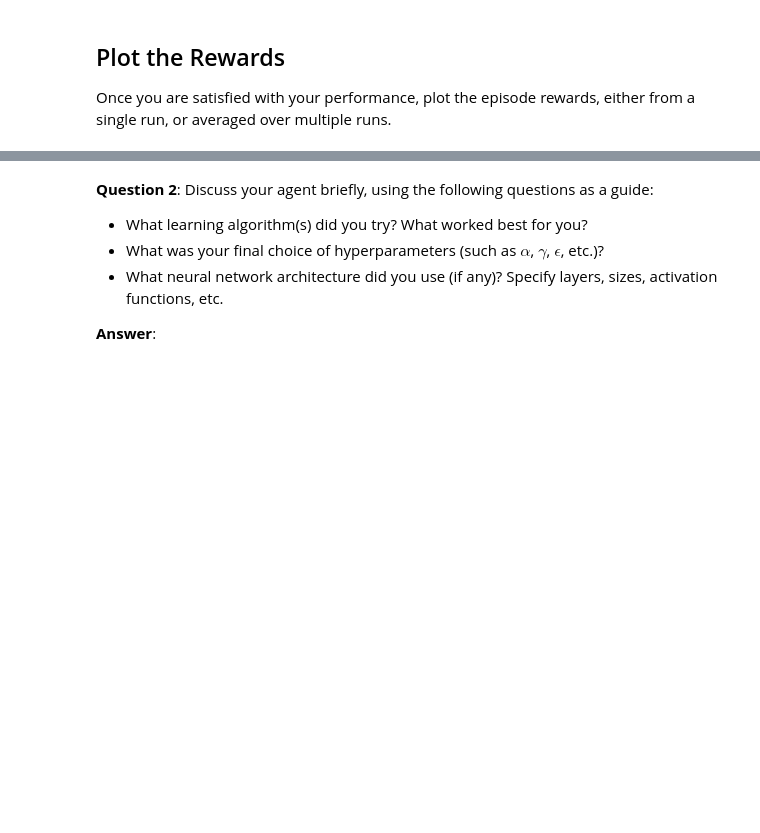
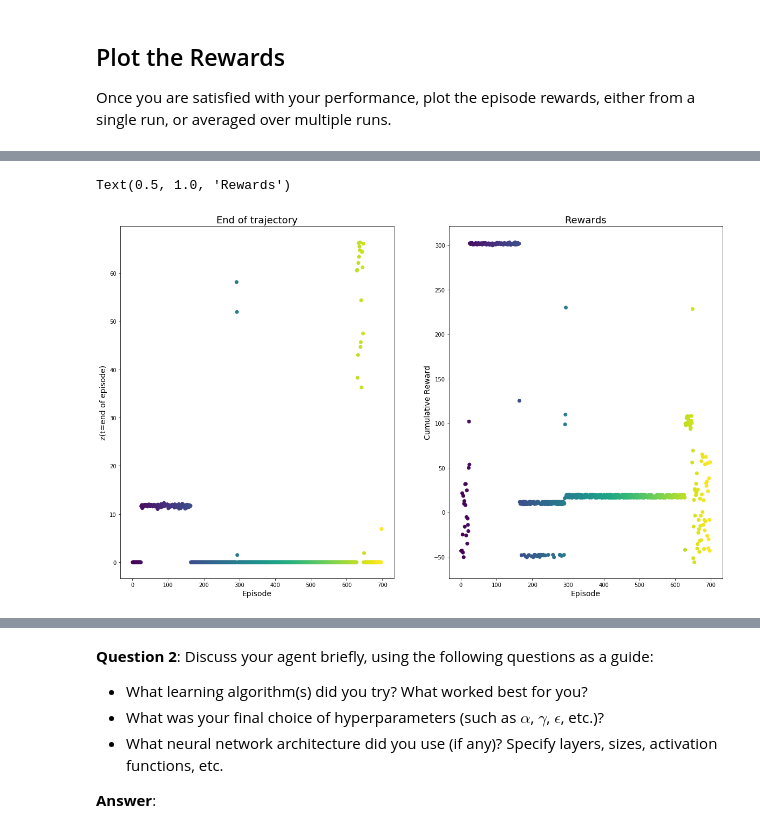
Before and after one commit to corasantos/Udacity-ML-Engineer-Nanodegree, a Jupyter notebook: Reinforcement Learning - Quadcopter/Quadcopter_Project.ipynb, the cells around one changed output, grey strips where cells are left out. Saved outputs shown, nothing was run; the diff lists cells and outputs as text; code cells hidden in the pictures; blank space fills up the shorter version.

```diff
--- a/Reinforcement Learning - Quadcopter/Quadcopter_Project.ipynb
+++ b/Reinforcement Learning - Quadcopter/Quadcopter_Project.ipynb
@@ -288,18 +207,0 @@ len(results)/64
-# %%
-x = np.arange(0,60,0.1)
-
-y1 = np.tanh(1-0.03*np.abs(x-x0))
-
-mu = np.log(40)
-s = np.sqrt(mu/np.log(20))
-
-def mylognormfun(mu,s,x):
-    mu = np.log(40)
-    s = np.sqrt(mu/np.log(20))
-
-    reward =  2*np.exp(mu-s*s/2)*np.exp(-(np.log(x)-mu)**2/(2*s*s))/x-1
-
-    return reward
-
-plt.plot(x[1:],mylognormfun(mu,s,x[1:]))
-plt.plot(x[1:],y1[1:])
@@ -396,0 +325,40 @@ Once you are satisfied with your performance, plot the episode rewards, either f
+# %%
+results = pd.DataFrame(results_aux)
+
+results.to_csv('r-rdot_angular_dot_2.csv')
+
+episodeend = results[['episode','time']].groupby('episode').agg('max')
+episodeend = episodeend.reset_index(drop=False)
+
+results = pd.merge(results,
+                   episodeend,
+                   right_on=['episode','time'],
+                   left_on=['episode','time'],
+                   how='inner')
+
+#lista = results['episode'][results['z']<40].values
+#results = results[results['episode'].isin(lista)].copy()
+
+fig = plt.figure(figsize=(20,12))
+ax = fig.add_subplot(121)
+ax.scatter(results['episode'],
+           results['z'],
+           c=cm.viridis(np.arange(0,len(results['episode']))/len(results['episode'])))
+ax.set_ylabel('z(t=end of episode)',fontsize=14)
+ax.set_xlabel('Episode',fontsize=14)
+ax.set_title('End of trajectory',fontsize=18)
+
+ax = fig.add_subplot(122)
+ax = plt.gca()
+ax.scatter(results['episode'],
+           results['reward'],
+           c=cm.viridis(np.arange(0,len(results['episode']))/len(results['episode'])))
+ax.scatter(results['episode'][results['z']>100],
+           results['reward'][results['z']>100],
+           marker='*',s=50)
+ax.set_ylabel('Cumulative Reward',fontsize=14)
+ax.set_xlabel('Episode',fontsize=14)
+ax.set_title('Rewards',fontsize=18)
+# %% [output]
+Text(0.5, 1.0, 'Rewards')
+[figure, added]
```
Also changed, not shown: parts of 25 cells of this notebook, 3 other files.
